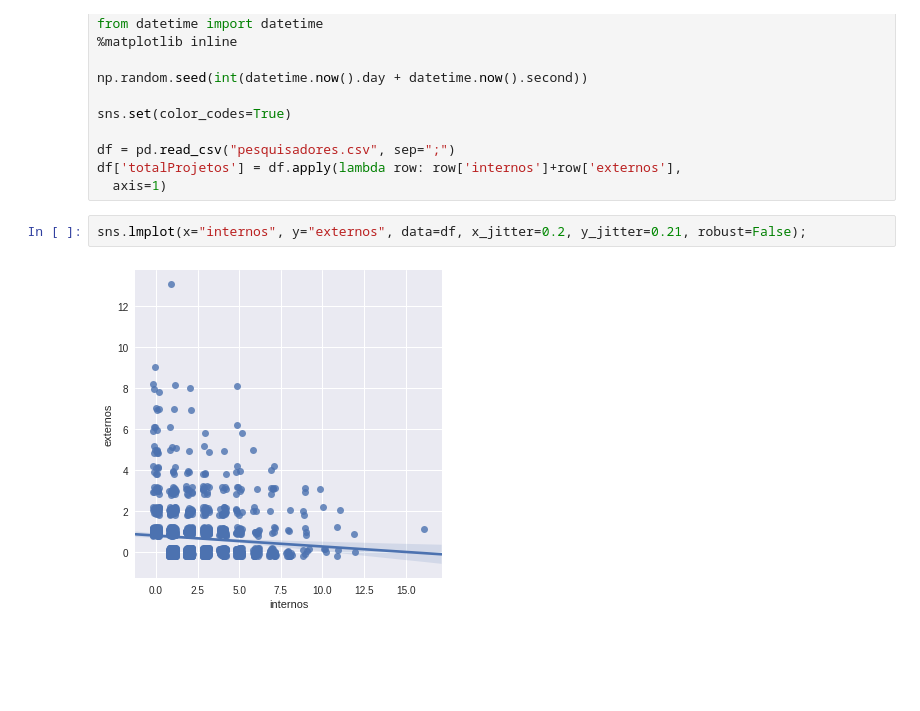
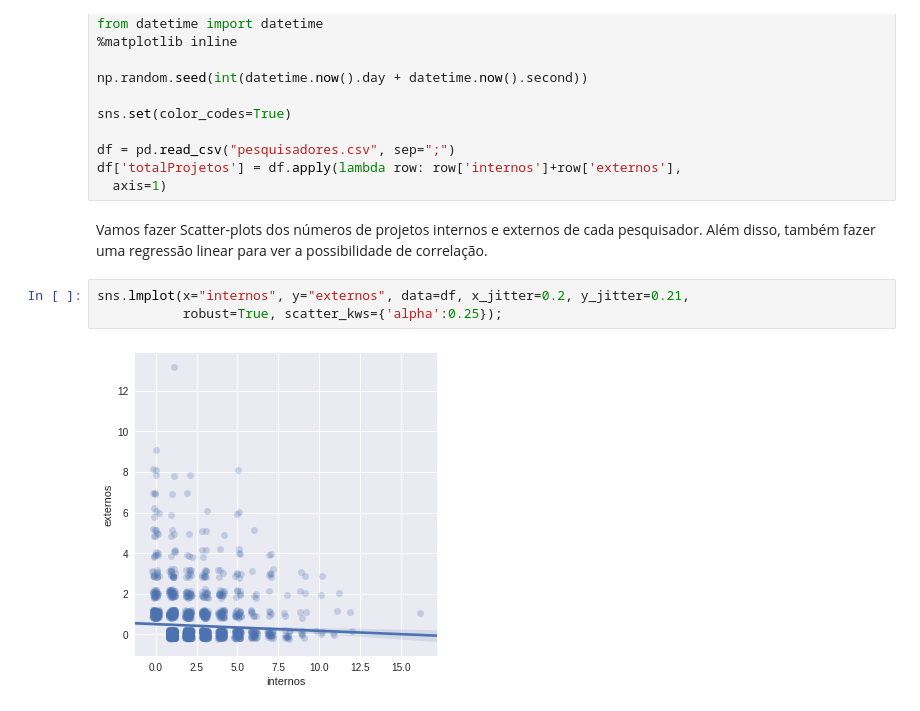
Before and after one commit to pentalpha/dataportal-analysis-ufrn, a Jupyter notebook: Unidade1-FinalNotebook.ipynb, the cells around one changed output. Cells and saved outputs as stored; diff of their text form; blank space fills up the shorter version.

```diff
--- a/Unidade1-FinalNotebook.ipynb
+++ b/Unidade1-FinalNotebook.ipynb
@@ -515,7 +519,10 @@ sns.set(color_codes=True)
 df = pd.read_csv("pesquisadores.csv", sep=";")
 df['totalProjetos'] = df.apply(lambda row: row['internos']+row['externos'],
   axis=1)
+# %% [markdown]
+Vamos fazer Scatter-plots dos números de projetos internos e externos de cada pesquisador. Além disso, também fazer uma regressão linear para ver a possibilidade de correlação.
 # %%
-sns.lmplot(x="internos", y="externos", data=df, x_jitter=0.2, y_jitter=0.21, robust=False);
+sns.lmplot(x="internos", y="externos", data=df, x_jitter=0.2, y_jitter=0.21,
+           robust=True, scatter_kws={'alpha':0.25});
 # %% [output]
-[figure, old version]
+[figure, new version]
```
Also changed, not shown: parts of 6 cells of this notebook.
